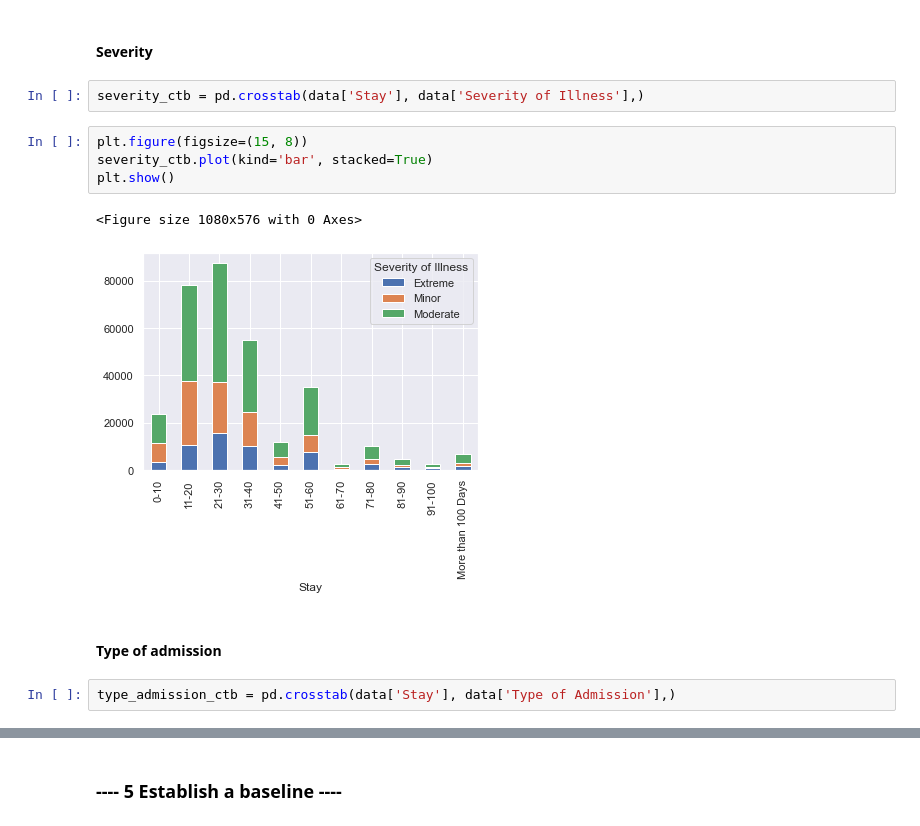
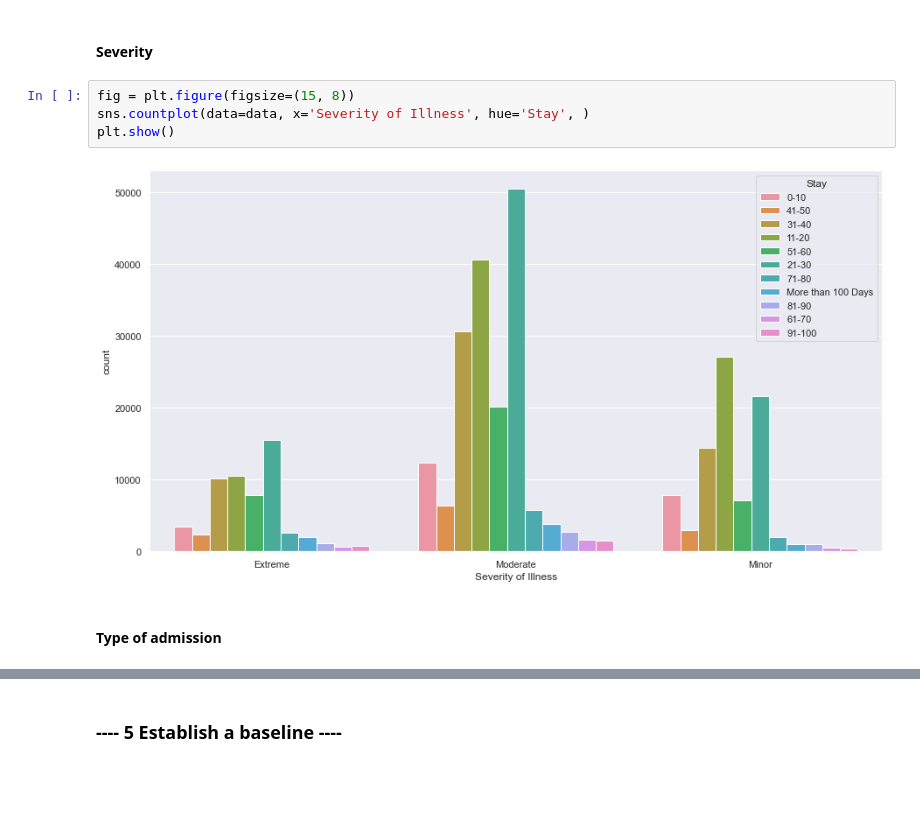
Before and after one commit to alexebe/length-of-stay-prediction, a Jupyter notebook: notebooks/Length of stay Portfolio.ipynb, the cells around one changed output, grey strips where cells are left out. Cells and saved outputs as stored; diff of their text form; blank space fills up the shorter version.

```diff
--- a/notebooks/Length of stay Portfolio.ipynb
+++ b/notebooks/Length of stay Portfolio.ipynb
@@ -193,15 +186,10 @@ plt.show()
 # %% [markdown]
 #### Severity
-# %%
-severity_ctb = pd.crosstab(data['Stay'], data['Severity of Illness'],)
-# %%
-plt.figure(figsize=(15, 8))
-severity_ctb.plot(kind='bar', stacked=True)
-plt.show()
-# %% [output]
-<Figure size 1080x576 with 0 Axes>
-[figure, removed]
+# %%
+fig = plt.figure(figsize=(15, 8))
+sns.countplot(data=data, x='Severity of Illness', hue='Stay', )
+plt.show()
+# %% [output]
+[figure, added]
 # %% [markdown]
 #### Type of admission
-# %%
-type_admission_ctb = pd.crosstab(data['Stay'], data['Type of Admission'],)
```
Also changed, not shown: parts of 9 cells of this notebook.
